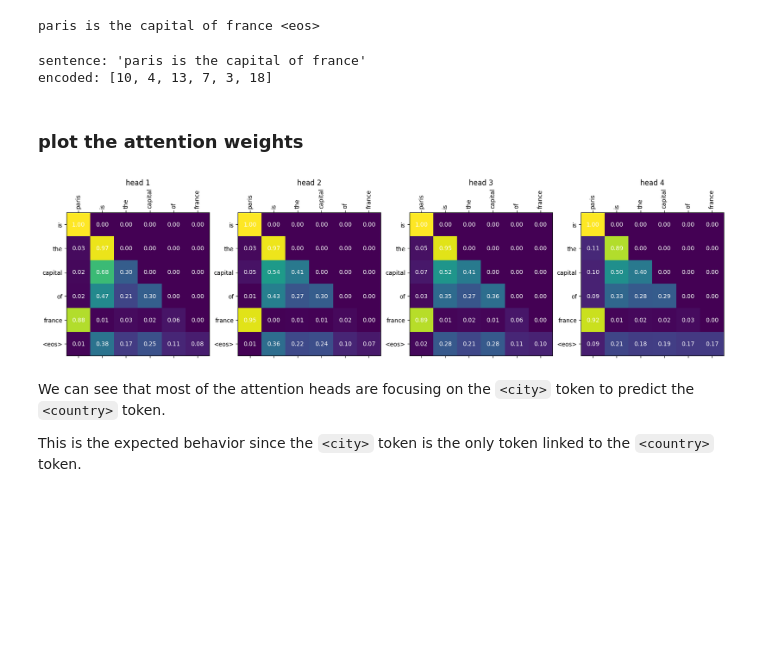
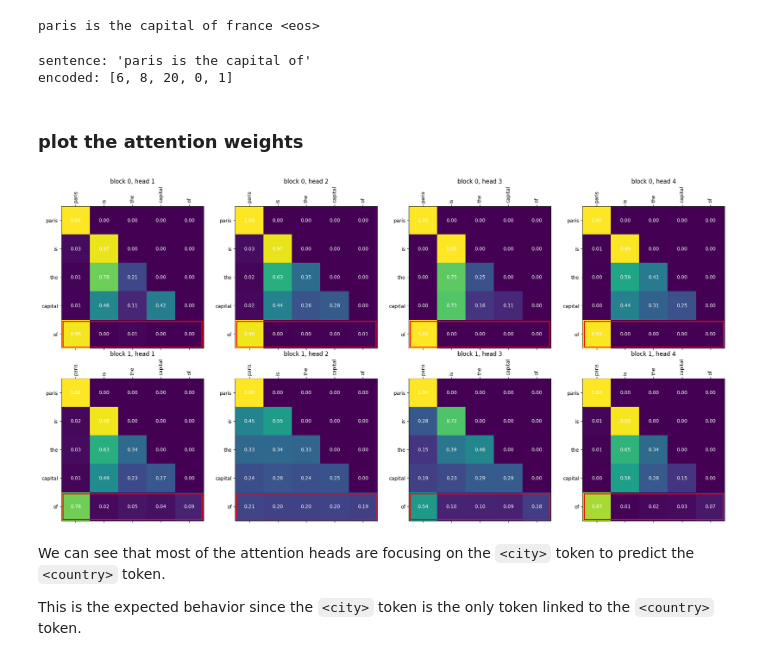
Before and after one commit to cthiriet/gpt-lab, a Jupyter notebook: babygpt-trip.ipynb, the cells around one changed output. Saved outputs shown, nothing was run; the diff lists cells and outputs as text; code cells hidden in the pictures; blank space fills up the shorter version.

Commit message:
fix attention plots

```diff
--- a/babygpt-trip.ipynb
+++ b/babygpt-trip.ipynb
@@ -447,40 +468,59 @@ print(decoded)
 # %% [output]
 paris is the capital of france <eos>
 # %%
-sentence = " ".join(decoded.split(" ")[:-1])
+sentence = " ".join(decoded.split(" ")[:-2])
 print(f"sentence: '{sentence}'")
 t = encode(sentence)
 print(f"encoded: {t}")
 # %% [output]
-sentence: 'paris is the capital of france'
-encoded: [10, 4, 13, 7, 3, 18]
+sentence: 'paris is the capital of'
+encoded: [6, 8, 20, 0, 1]
 # %% [markdown]
 ### plot the attention weights
 # %%
+import matplotlib.patches as patches
+
 logits, loss, attention_weights = model(torch.tensor(t).unsqueeze(0))
-labels = decoded.split(" ")[:-1]
-target = decoded.split(" ")[1:]
+labels = sentence.split(" ")
 
-# visualize all attention heads on a single plot
-fig, axs = plt.subplots(1, n_head, figsize=(20, 5))
-for i in range(n_head):
-    att_wei_i = attention_weights[i].squeeze(0).detach().numpy()
-    ax = axs[i]
-    ax.matshow(att_wei_i)
+fig, axs = plt.subplots(n_layer, n_head, figsize=(5 * n_head, 5 * n_layer))
 
-    # display the number on each cell
-    for (k, j), z in np.ndenumerate(att_wei_i):
-        ax.text(j, k, '{:0.2f}'.format(z), ha='center', va='center', color='white')
+if n_layer == 1:
+    axs = np.expand_dims(axs, 0)
+if n_head == 1:
+    axs = np.expand_dims(axs, 1)
 
-    ax.set_xticks(range(len(labels)))
-    ax.set_yticks(range(len(target)))
-    ax.set_xticklabels(
-        labels, rotation=90)
-    ax.set_yticklabels(
-        target);
-    ax.set_title(f"head {i+1}")
+for block_idx, block_attn in enumerate(attention_weights):
+    # block_attn: (B, n_head, T, T)
+    block_attn = block_attn.squeeze(0)  # (n_head, T, T)
+    for head_idx in range(n_head):
+        att_wei_i = block_attn[head_idx].detach().cpu().numpy()
+        ax = axs[block_idx, head_idx]
+        ax.matshow(att_wei_i)
+
+        # display the number on each cell
+        for (k, j), z in np.ndenumerate(att_wei_i):
+            ax.text(j, k, '{:0.2f}'.format(z), ha='center', va='center', color='white')
+
+        # Draw a red rectangle around the last row (inset by 0.05)
+        n_cols = att_wei_i.shape[1]
+        last_row = att_wei_i.shape[0] - 1
+        rect = patches.Rectangle(
+            (0 - 0.45, last_row - 0.45), n_cols - 0.1, 0.9,
+            linewidth=2, edgecolor='red', facecolor='none'
+        )
+        ax.add_patch(rect)
+
+        ax.set_xticks(range(len(labels)))
+        ax.set_yticks(range(len(labels)))
+        ax.set_xticklabels(labels, rotation=90)
+        ax.set_yticklabels(labels)
+        ax.set_title(f"block {block_idx}, head {head_idx+1}")
+
+plt.tight_layout()
+plt.show()
 # %% [output]
-[figure, old version]
+[figure, new version]
 # %% [markdown]
 We can see that most of the attention heads are focusing on the `<city>` token to predict the `<country>` token.
 
```
Also changed, not shown: parts of 11 cells of this notebook.
